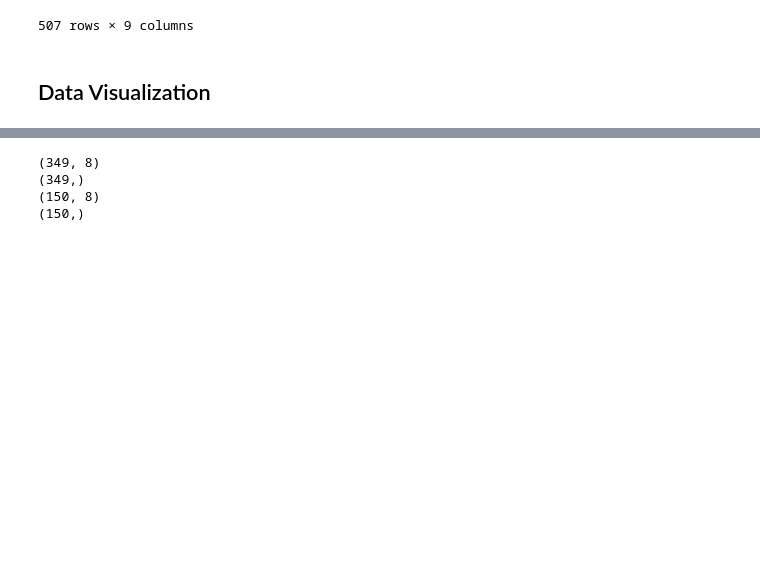
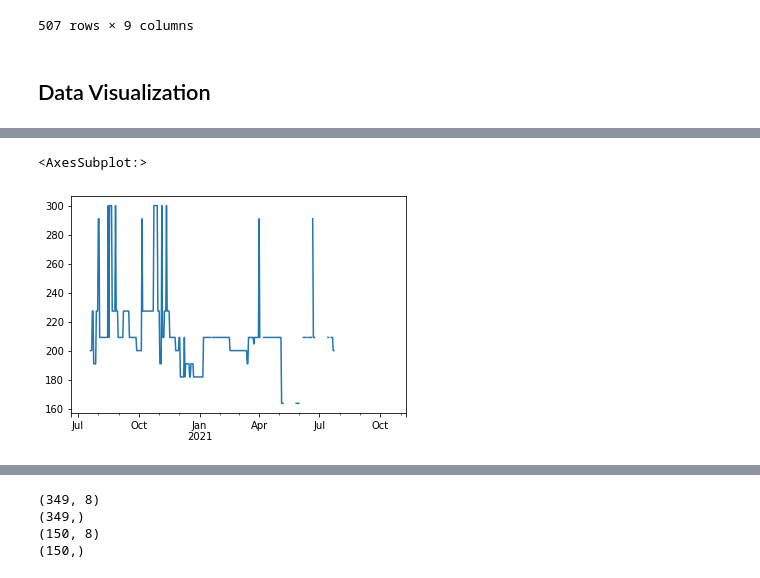
Before and after one commit to MarioCSilva/ProductPricesPrediction, a Jupyter notebook: read_files.ipynb, the cells around one changed output, grey strips where cells are left out. Saved outputs shown, nothing was run; the diff lists cells and outputs as text; code cells hidden in the pictures; blank space fills up the shorter version.

```diff
--- a/read_files.ipynb
+++ b/read_files.ipynb
@@ -144,0 +148,5 @@ df_wide.plot()
+# %%
+df_wide["Paris"].plot()
+# %% [output]
+<AxesSubplot:>
+[figure, added]
```
Also changed, not shown: parts of 6 cells of this notebook.
